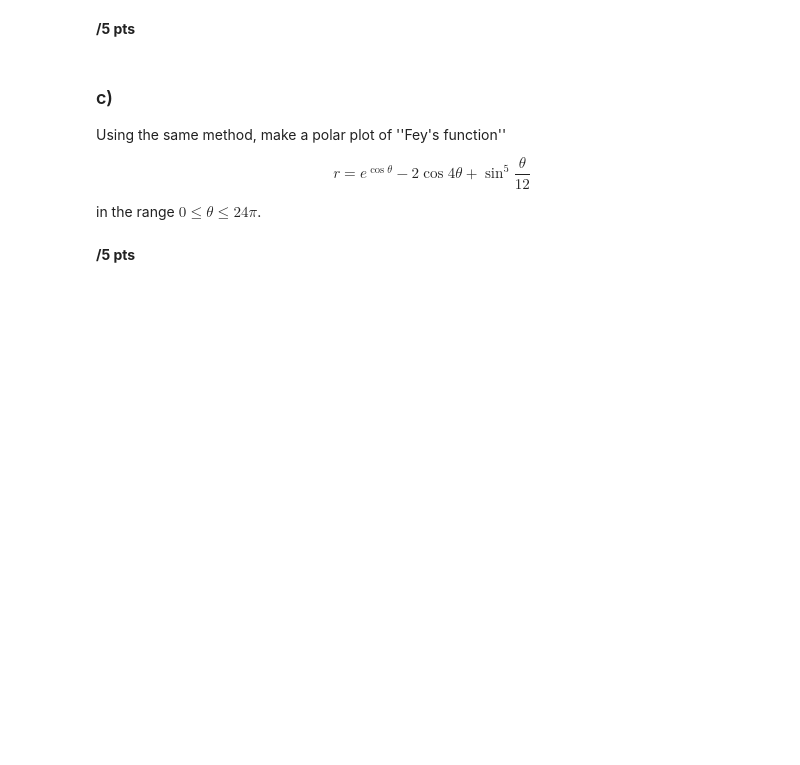
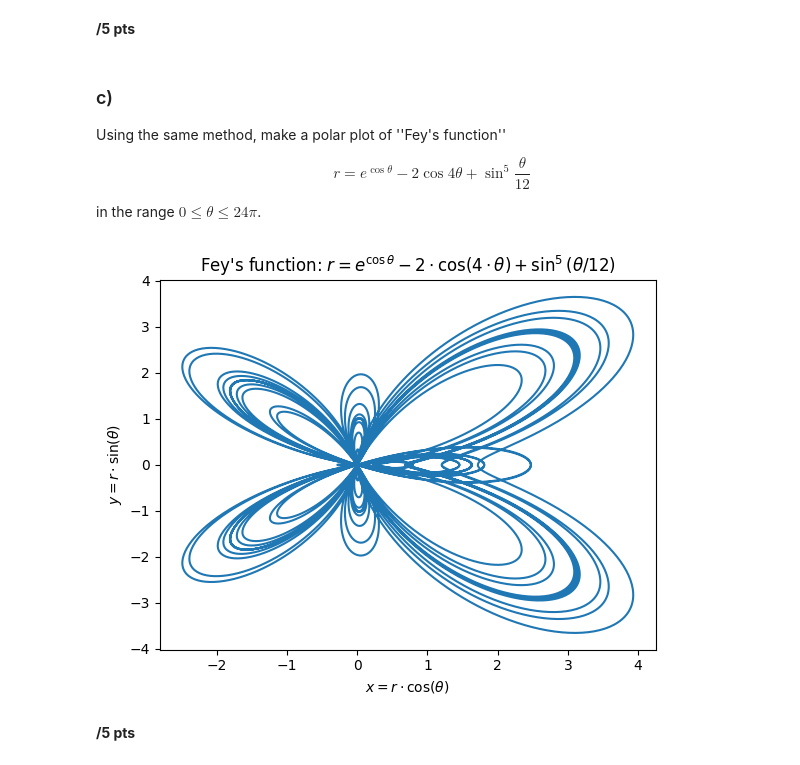
Before and after one commit to AcamaroCutcher/Computational-Physics, a Jupyter notebook: Homework/hw2_notebook_2026.ipynb, the cells around one changed output. Saved outputs shown, nothing was run; the diff lists cells and outputs as text; code cells hidden in the pictures; blank space fills up the shorter version.

```diff
--- a/Homework/hw2_notebook_2026.ipynb
+++ b/Homework/hw2_notebook_2026.ipynb
@@ -135,3 +172,23 @@ in the range $0\le\theta\le24\pi$.
+# %%
+# Enter Problem 2c code here
+
+import numpy as np
+import matplotlib.pyplot as plt
+
+theta = np.linspace(0, 24*np.pi, 10000) # variable parameter
+
+r = np.exp(np.cos(theta)) - 2 * np.cos(4 * theta) + (np.sin(theta / 12) ** 5)
+
+x = r * np.cos(theta)
+y = r * np.sin(theta)
+
+plt.plot(x, y)
+plt.title(r"Fey's function: $r = e^{\cos\theta} - 2 \cdot \cos(4\cdot \theta) + \sin^5 (\theta/12)$")
+plt.xlabel(r'$x = r \cdot \cos(\theta)$')
+plt.ylabel(r'$y = r \cdot \sin(\theta)$')
+plt.show()
+# %% [output]
+[figure, added]
 # %% [markdown]
 **/5 pts**
 # %% [markdown]
```
Also changed, not shown: parts of 8 cells of this notebook.
